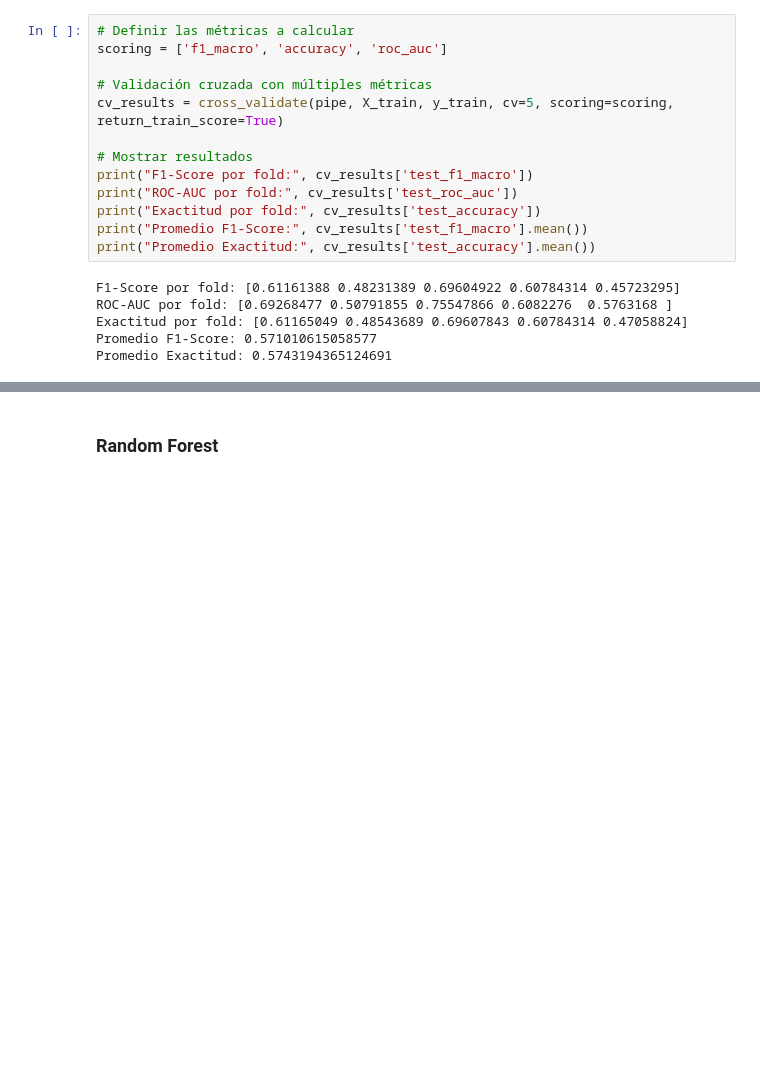
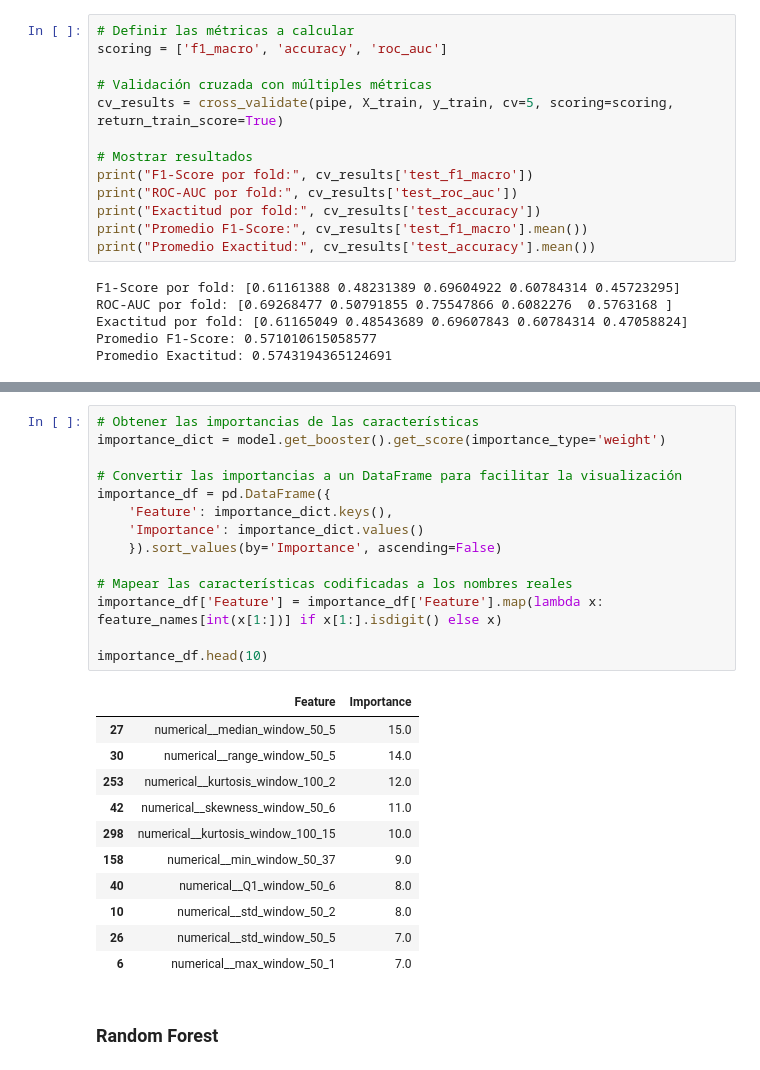
Before and after one commit to Manelzc/Trabajo_de_Titulo_PLR_ML, a Jupyter notebook: exploration.ipynb, the cells around one changed output, grey strips where cells are left out. Cells and saved outputs as stored; diff of their text form; blank space fills up the shorter version.

```diff
--- a/exploration.ipynb
+++ b/exploration.ipynb
@@ -561,3 +744,29 @@ Promedio Exactitud: 0.5743194365124691
+# %%
+# Obtener las importancias de las características
+importance_dict = model.get_booster().get_score(importance_type='weight')
+
+# Convertir las importancias a un DataFrame para facilitar la visualización
+importance_df = pd.DataFrame({
+    'Feature': importance_dict.keys(),
+    'Importance': importance_dict.values()
+    }).sort_values(by='Importance', ascending=False)
+
+# Mapear las características codificadas a los nombres reales
+importance_df['Feature'] = importance_df['Feature'].map(lambda x: feature_names[int(x[1:])] if x[1:].isdigit() else x)
+
+importance_df.head(10)
+# %% [output]
+|  | Feature | Importance |
+| 27 | numerical__median_window_50_5 | 15.0 |
+| 30 | numerical__range_window_50_5 | 14.0 |
+| 253 | numerical__kurtosis_window_100_2 | 12.0 |
+| 42 | numerical__skewness_window_50_6 | 11.0 |
+| 298 | numerical__kurtosis_window_100_15 | 10.0 |
+| 158 | numerical__min_window_50_37 | 9.0 |
+| 40 | numerical__Q1_window_50_6 | 8.0 |
+| 10 | numerical__std_window_50_2 | 8.0 |
+| 26 | numerical__std_window_50_5 | 7.0 |
+| 6 | numerical__max_window_50_1 | 7.0 |
 # %% [markdown]
 ### Random Forest
 # %%
```
Also changed, not shown: parts of 9 cells of this notebook.
